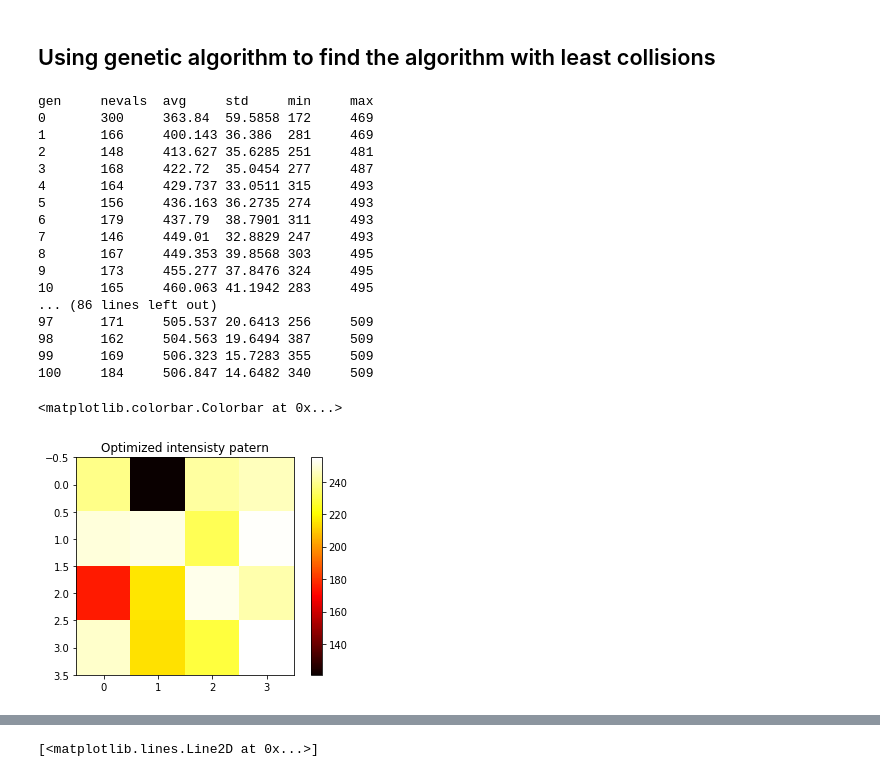
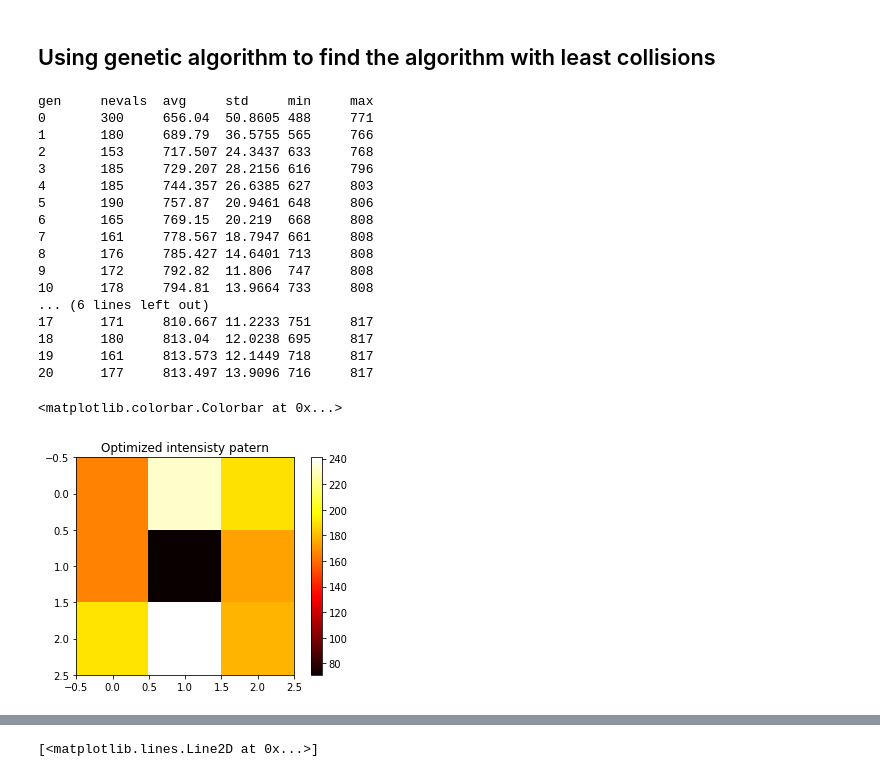
Before and after one commit to dibondar/QSystemIdentification, a Jupyter notebook: darpa_intensity_speed.ipynb, the cells around one changed output, grey strips where cells are left out. Cells and saved outputs as stored; diff of their text form; code cells hidden in the pictures.

```diff
--- a/darpa_intensity_speed.ipynb
+++ b/darpa_intensity_speed.ipynb
@@ -138,33 +233,33 @@ stats.register("min", numpy.min)
 stats.register("max", numpy.max)
 # %%
 
-pop, log = algorithms.eaSimple(pop, toolbox, cxpb=0.5, mutpb=0.1, ngen=100,
+pop, log = algorithms.eaSimple(pop, toolbox, cxpb=0.5, mutpb=0.2, ngen=20,
                                    stats=stats, halloffame=hof, verbose=True)
 # %% [output]
 gen     nevals  avg     std     min     max
-0       300     363.84  59.5858 172     469
-1       166     400.143 36.386  281     469
-2       148     413.627 35.6285 251     481
-3       168     422.72  35.0454 277     487
-4       164     429.737 33.0511 315     493
-5       156     436.163 36.2735 274     493
-6       179     437.79  38.7901 311     493
-7       146     449.01  32.8829 247     493
-8       167     449.353 39.8568 303     495
-9       173     455.277 37.8476 324     495
-10      165     460.063 41.1942 283     495
-... (86 lines left out)
-97      171     505.537 20.6413 256     509
-98      162     504.563 19.6494 387     509
-99      169     506.323 15.7283 355     509
-100     184     506.847 14.6482 340     509
+0       300     656.04  50.8605 488     771
+1       180     689.79  36.5755 565     766
+2       153     717.507 24.3437 633     768
+3       185     729.207 28.2156 616     796
+4       185     744.357 26.6385 627     803
+5       190     757.87  20.9461 648     806
+6       165     769.15  20.219  668     808
+7       161     778.567 18.7947 661     808
+8       176     785.427 14.6401 713     808
+9       172     792.82  11.806  747     808
+10      178     794.81  13.9664 733     808
+... (6 lines left out)
+17      171     810.667 11.2233 751     817
+18      180     813.04  12.0238 695     817
+19      161     813.573 12.1449 718     817
+20      177     813.497 13.9096 716     817
 # %%
 plt.title('Optimized intensisty patern')
 plt.imshow(
-    np.array(hof.items[0]).reshape(4, 4),
+    np.array(hof.items[0]).reshape(3, 3),
     cmap='hot'
 )
 plt.colorbar()
 # %% [output]
 <matplotlib.colorbar.Colorbar at 0x...>
-[figure, old version]
+[figure, new version]
```
Also changed, not shown: parts of 19 cells of this notebook.
